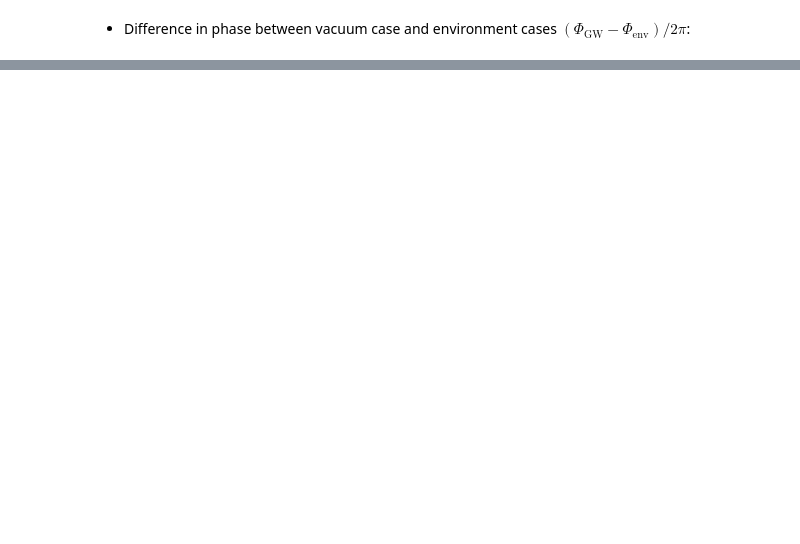
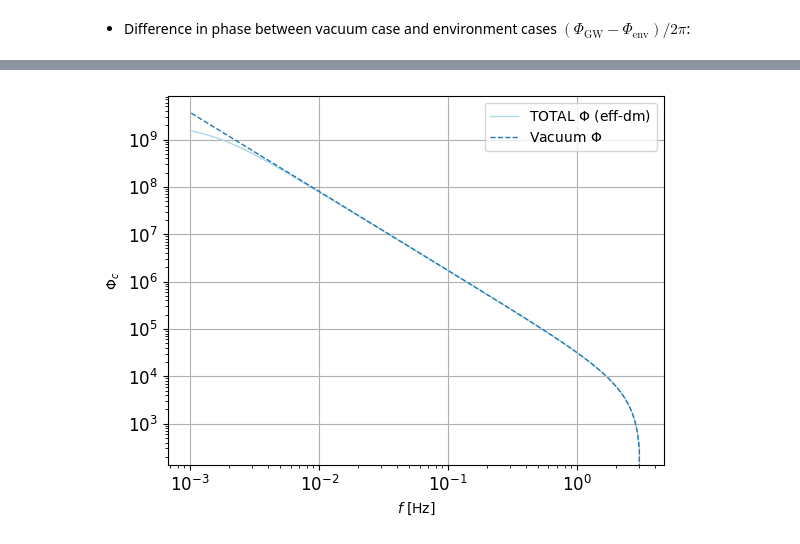
Before and after one commit to nicolegrillo/BinaryEvolution, a Jupyter notebook: Phase_extraction-Static-dm.ipynb, the cells around one changed output, grey strips where cells are left out. Saved outputs shown, nothing was run; the diff lists cells and outputs as text; code cells hidden in the pictures; blank space fills up the shorter version.

```diff
--- a/Phase_extraction-Static-dm.ipynb
+++ b/Phase_extraction-Static-dm.ipynb
@@ -615,0 +587,16 @@ plt.legend();
+# %%
+# Accretion params
+
+r_s = 2 * G * m1 / c**2 # Schwartzschild radius of m1
+r0 = 3 * r_s
+Mach = 100
+sigma0 = 1.5 * 10**10 / Mach**2
+gamma = -1/2
+# %%
+def sigma_acc(r):
+
+    return sigma0 * (r / r0)**(gamma)
+
+def gas_torque(r):
+
+    return - sigma_acc(r) * r**4 * (G * M_tot / r**3) * q**2 * Mach**2
@@ -615,0 +648,3 @@ plt.legend();
+# %%
+r_dot_TOTAL = dot_r_complete(r_grid)
+r_dot_vacuum = dot_r_complete(r_grid)
@@ -615,0 +668,17 @@ plt.legend();
+# %%
+df_dt_TOTAL = df_dt(r_grid, r_dot_TOTAL)
+df_dt_vacuum = df_dt(r_grid, r_dot_vacuum)
+
+phi_TOTAL = phase_f_by_hand(df_dt_TOTAL)
+phi_vacuum = phase_f_by_hand(df_dt_vacuum)
+# %%
+plt.loglog(freqs, -phi_TOTAL, c='lightblue', linestyle='-', label='TOTAL $\Phi$ (eff-dm)', linewidth=1)
+plt.loglog(freqs, -phi_vacuum, linestyle='--', label='Vacuum $\Phi$', linewidth=1)
+plt.xlabel('$f$ [Hz]', fontsize=10)
+plt.ylabel(r'$\Phi_c$', fontsize=10)
+plt.tick_params(axis='x', labelsize=12)
+plt.tick_params(axis='y', labelsize=12)
+plt.grid(True)
+plt.legend();
+# %% [output]
+[figure, added]
```
Also changed, not shown: parts of 44 cells of this notebook.
